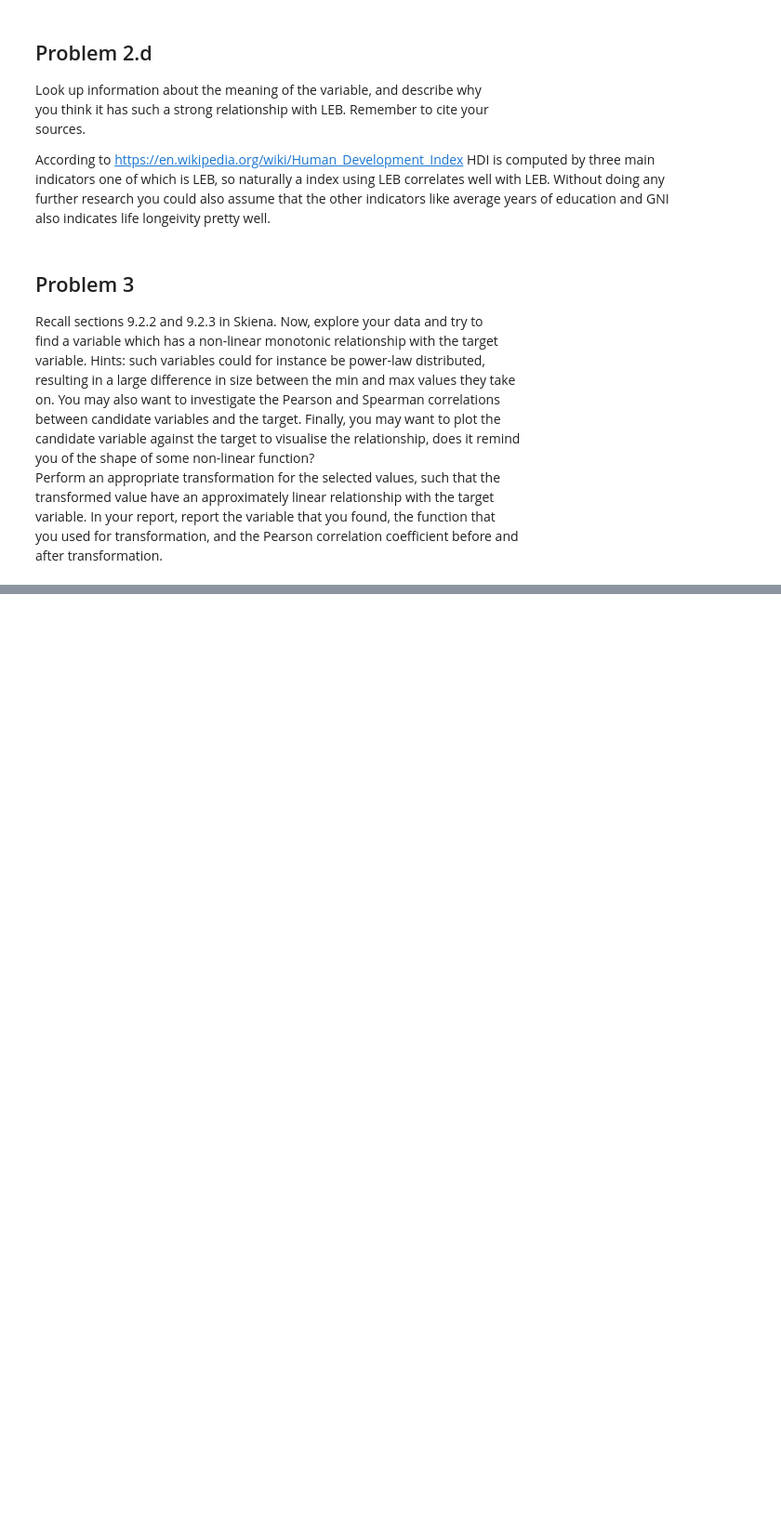
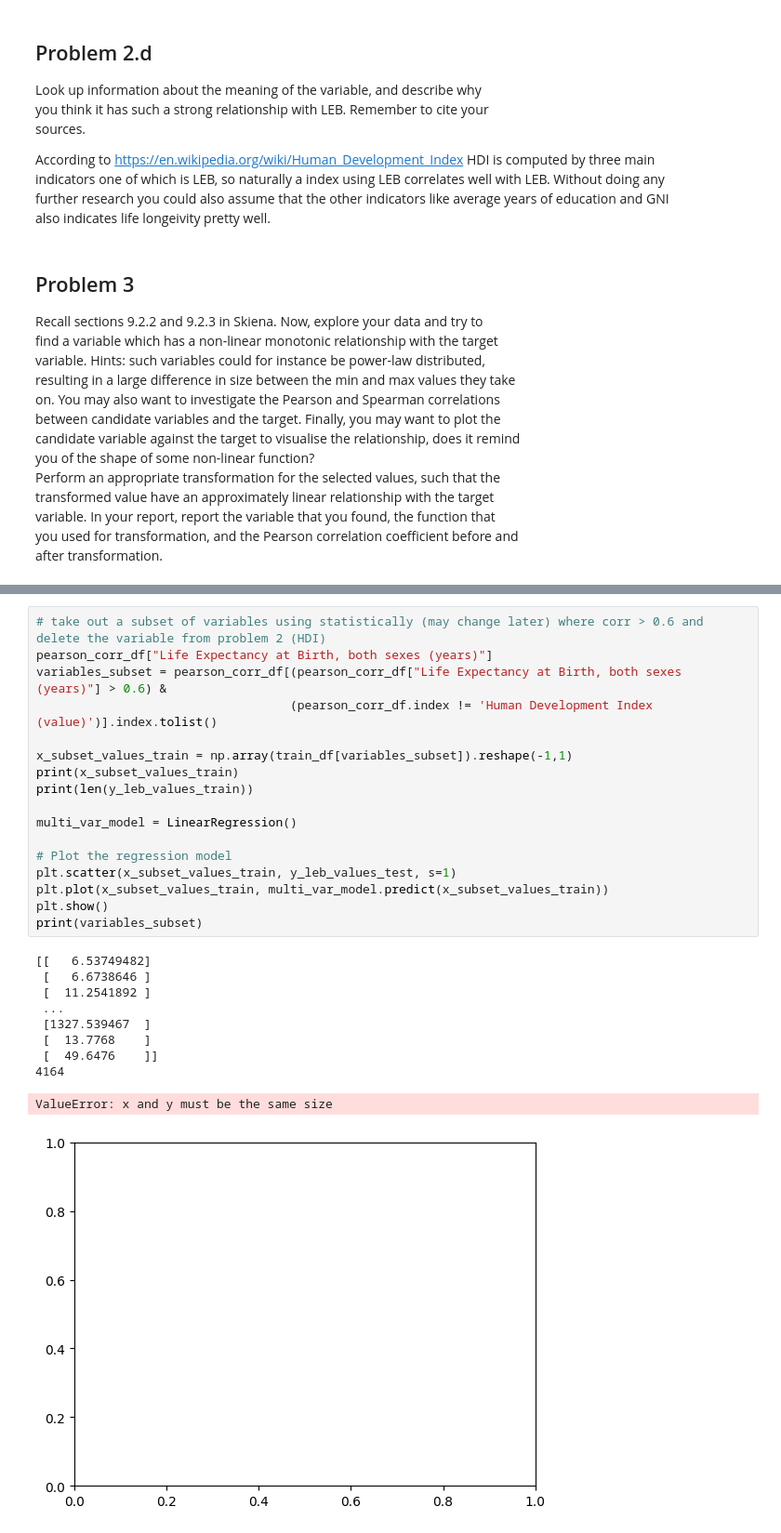
Before and after one commit to willayy/Data-Science-and-AI-DIT407, a Jupyter notebook: Lab 4/lab4.ipynb, the cells around one changed output, grey strips where cells are left out. Shown at 93% size. Cells and saved outputs as stored; diff of their text form; blank space fills up the shorter version.

Commit message:
problem 4 try

```diff
--- a/Lab 4/lab4.ipynb
+++ b/Lab 4/lab4.ipynb
@@ -178,0 +201,28 @@ Pearson correlation between LEB and GNI after transformation: 0.8298292465906328
+# %%
+# take out a subset of variables using statistically (may change later) where corr > 0.6 and delete the variable from problem 2 (HDI)
+pearson_corr_df["Life Expectancy at Birth, both sexes (years)"]
+variables_subset = pearson_corr_df[(pearson_corr_df["Life Expectancy at Birth, both sexes (years)"] > 0.6) &
+                                   (pearson_corr_df.index != 'Human Development Index (value)')].index.tolist()
+
+x_subset_values_train = np.array(train_df[variables_subset]).reshape(-1,1)
+print(x_subset_values_train)
+print(len(y_leb_values_train))
+
+multi_var_model = LinearRegression()
+
+# Plot the regression model
+plt.scatter(x_subset_values_train, y_leb_values_test, s=1)
+plt.plot(x_subset_values_train, multi_var_model.predict(x_subset_values_train))
+plt.show()
+print(variables_subset)
+# %% [output]
+[[   6.53749482]
+ [   6.6738646 ]
+ [  11.2541892 ]
+ ...
+ [1327.539467  ]
+ [  13.7768    ]
+ [  49.6476    ]]
+4164
+ValueError: x and y must be the same size
+[figure, added]
```
Also changed, not shown: parts of 4 cells of this notebook.
